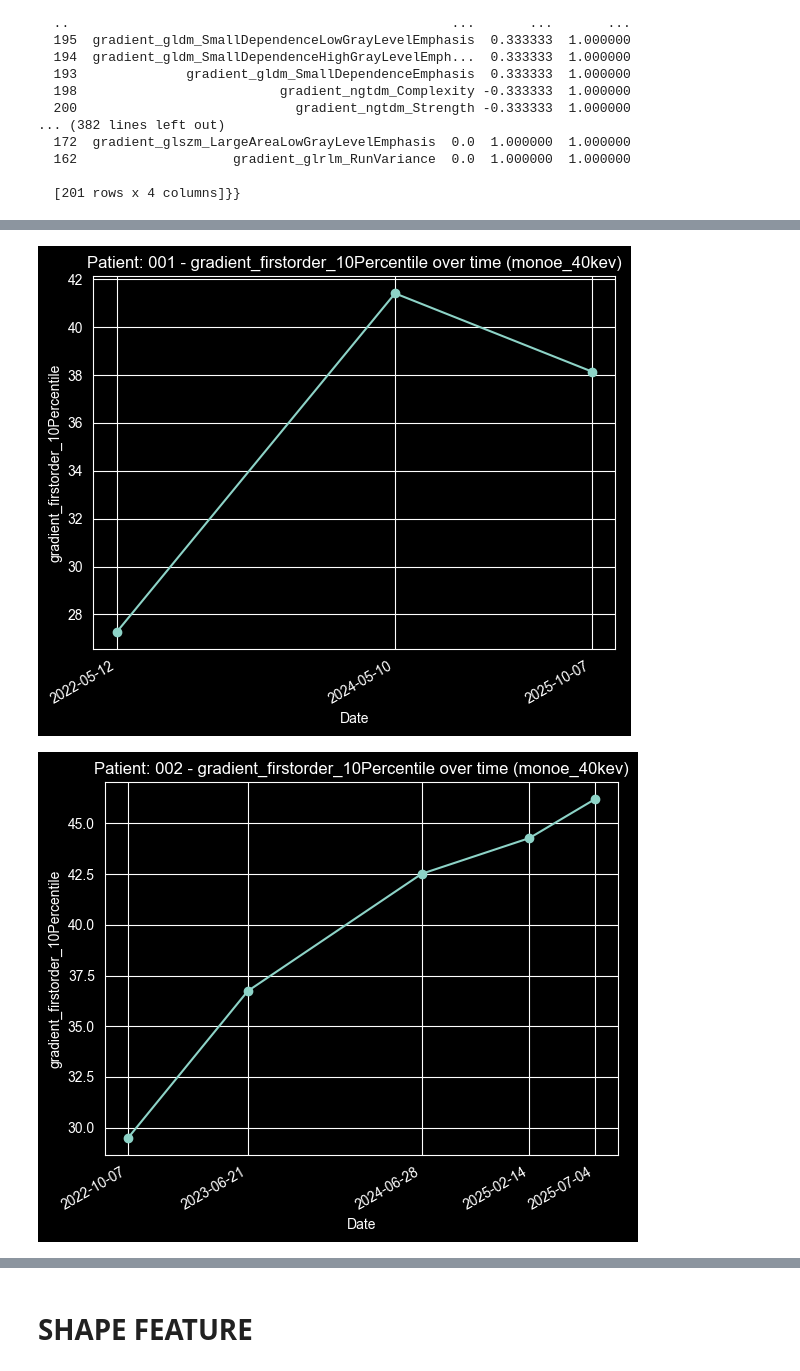
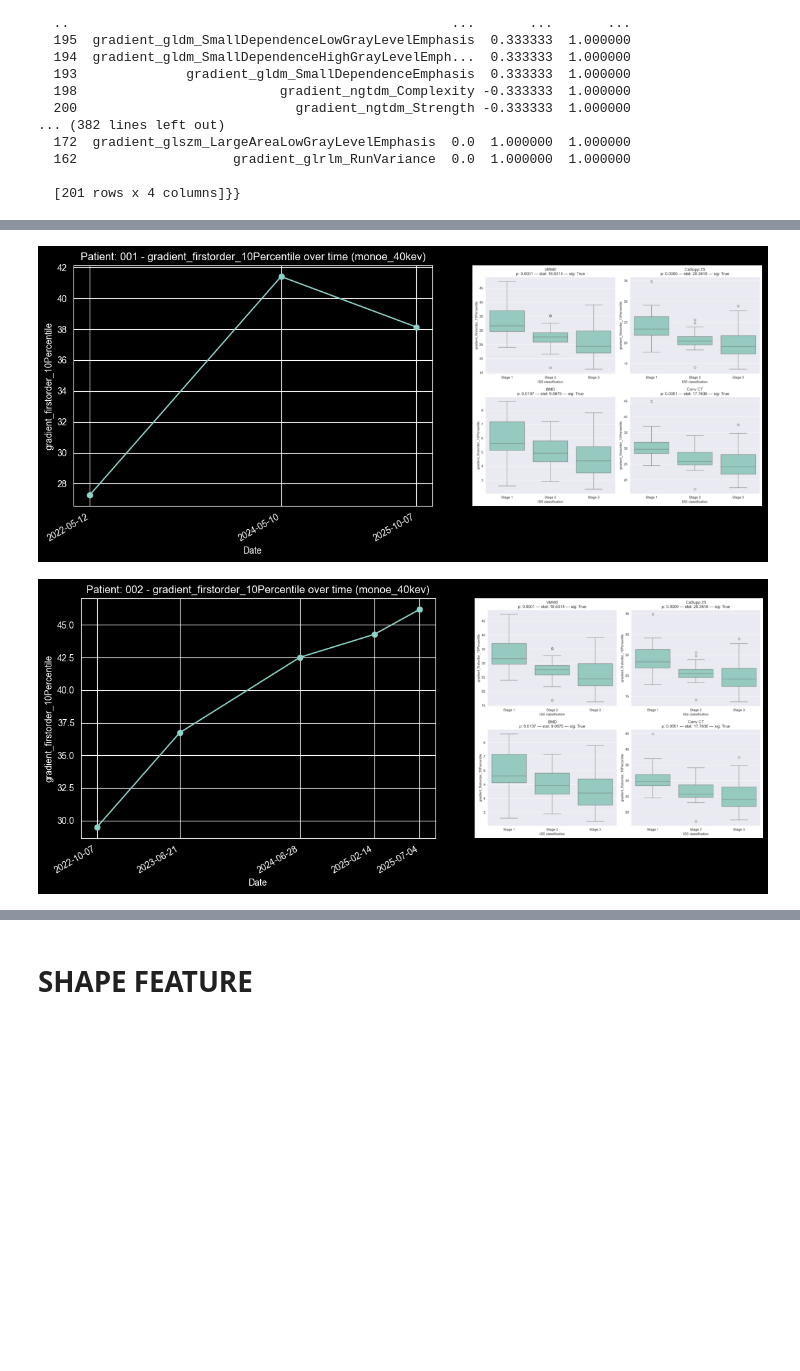
Before and after one commit to lukas1110/Analysis-of-multiple-myelomas-from-dual-CT, a Jupyter notebook: data_analysis/follow_up.ipynb, the cells around one changed output, grey strips where cells are left out. Cells and saved outputs as stored; diff of their text form; code cells hidden in the pictures; blank space fills up the shorter version.

Commit message:
FollowUp graphs added.

```diff
--- a/data_analysis/follow_up.ipynb
+++ b/data_analysis/follow_up.ipynb
@@ -305,27 +314,34 @@ get_significant_features(kendall_results, "monoe_40kev", "002")
 # %%
 import matplotlib.pyplot as plt
 import pandas as pd
+import os
 
 image_type = "monoe_40kev"
 feature = "gradient_firstorder_10Percentile"
+graph_path = r"E:\Graphs"
 
 for patient, df in patient_follow_up_dfs[image_type].items():
     df = df.copy()
     df["Date"] = pd.to_datetime(df["Date"], dayfirst=True)
     df = df.sort_values("Date")
 
-    plt.figure(figsize=(6,5))
-
+    plt.figure(figsize=(12,5))
+    plt.subplot(121)
     plt.plot(df["Date"], df[feature], marker="o")
     plt.xlabel("Date")
     plt.ylabel(feature)
     plt.title(f"Patient: {patient} - {feature} over time ({image_type})")
     plt.xticks(df["Date"], df["Date"].dt.strftime("%Y-%m-%d"))
-
     plt.grid(True)
     plt.gcf().autofmt_xdate()
+
+    plt.subplot(122)
+    graph = plt.imread(os.path.join(graph_path, f"{feature}.png"))
+    plt.imshow(graph)
+    plt.axis("off")
+
     plt.tight_layout()
     plt.show()
 # %% [output]
-[figure, old version]
+[figure, new version]
-[figure, old version]
+[figure, new version]
```
Also changed, not shown: parts of 5 cells of this notebook.
